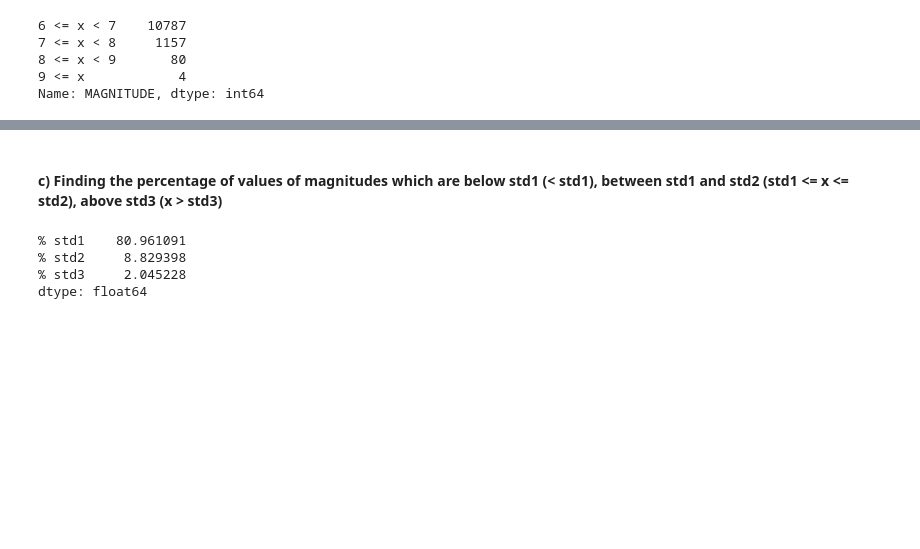
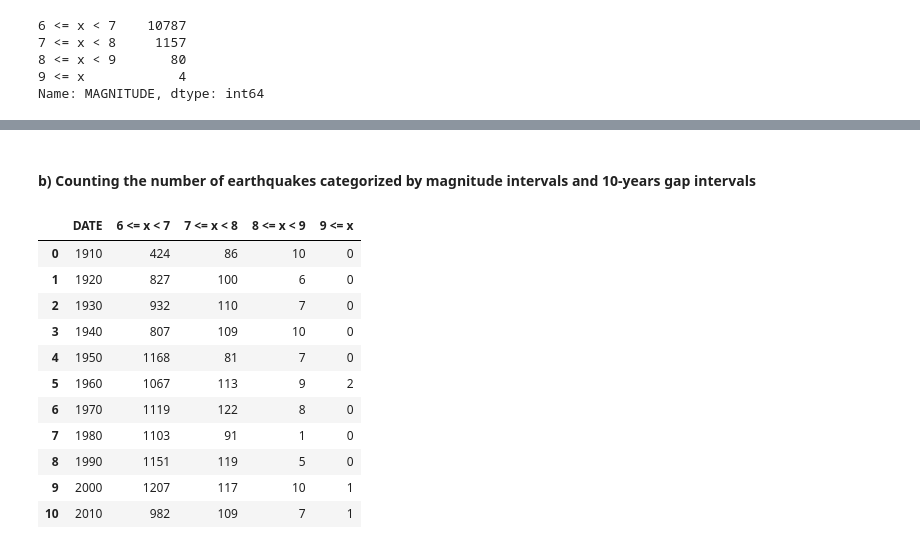
Before and after one commit to elchingurban/earthquake_data_analysis, a Jupyter notebook: earthquake.ipynb, the cells around one changed output, grey strips where cells are left out. Saved outputs shown, nothing was run; the diff lists cells and outputs as text; code cells hidden in the pictures; blank space fills up the shorter version.

```diff
--- a/earthquake.ipynb
+++ b/earthquake.ipynb
@@ -161,21 +142,38 @@ plt.show()
-# %% [markdown]
-#### c) Finding the percentage of values of magnitudes which are below std1 (< std1), between std1 and std2 (std1 <= x <= std2), above std3 (x > std3)
-# %%
-below_std1 = matrixB[(matrixB.MAGNITUDE > mean - std1) & (matrixB.MAGNITUDE < mean + std1)]
-
-between_std1_std2 = matrixB[(matrixB.MAGNITUDE >= mean+ std1) & (matrixB.MAGNITUDE <= mean +std2)]
-
-above_std3 = matrixB[(matrixB.MAGNITUDE > mean + std3)]
-
-numbers = pd.Series({'below std1': below_std1.shape[0],'between std1 and std2': between_std1_std2.shape[0],
-                     'above std3': above_std3.shape[0]})
-
-percentages = pd.Series({'% std1': numbers[0] / matrixB.shape[0] * 100,'% std2': numbers[1] / matrixB.shape[0] * 100,
-                         '% std3': numbers[2] / matrixB.shape[0] * 100})
-
-print(percentages)
-# %% [output]
-% std1    80.961091
-% std2     8.829398
-% std3     2.045228
-dtype: float64
+# %% [markdown]
+#### b) Counting the number of earthquakes categorized by magnitude intervals and 10-years gap intervals
+# %%
+def get_interval(start, end):
+    return matrixB[(matrixB.DATE.dt.year >= start) & (matrixB.DATE.dt.year < end)]
+
+c_all = []
+c_index = []
+
+for i, year, in enumerate(range(matrixB.DATE.dt.year.min(), matrixB.DATE.dt.year.max(), 10)):
+    interval = get_interval(year, year + 10).copy()
+    vals = pd.cut(interval.MAGNITUDE, (6,7,8,9,10), right=False, labels = magnitude)
+    counts = vals.value_counts()
+    year_gap = f'{i}-{i+9}'
+
+    c_all.append(counts)
+    c_index.append(interval.iloc[0, :].DATE.year)
+# %%
+C_10 = pd.DataFrame({
+    'DATE': c_index,
+})
+
+C_10 = pd.concat((C_10, pd.DataFrame(c_all).reset_index(drop=True)), axis=1)
+# %%
+C_10
+# %% [output]
+|  | DATE | 6 <= x < 7 | 7 <= x < 8 | 8 <= x < 9 | 9 <= x |
+| 0 | 1910 | 424 | 86 | 10 | 0 |
+| 1 | 1920 | 827 | 100 | 6 | 0 |
+| 2 | 1930 | 932 | 110 | 7 | 0 |
+| 3 | 1940 | 807 | 109 | 10 | 0 |
+| 4 | 1950 | 1168 | 81 | 7 | 0 |
+| 5 | 1960 | 1067 | 113 | 9 | 2 |
+| 6 | 1970 | 1119 | 122 | 8 | 0 |
+| 7 | 1980 | 1103 | 91 | 1 | 0 |
+| 8 | 1990 | 1151 | 119 | 5 | 0 |
+| 9 | 2000 | 1207 | 117 | 10 | 1 |
+| 10 | 2010 | 982 | 109 | 7 | 1 |
```
Also changed, not shown: parts of 22 cells of this notebook.
